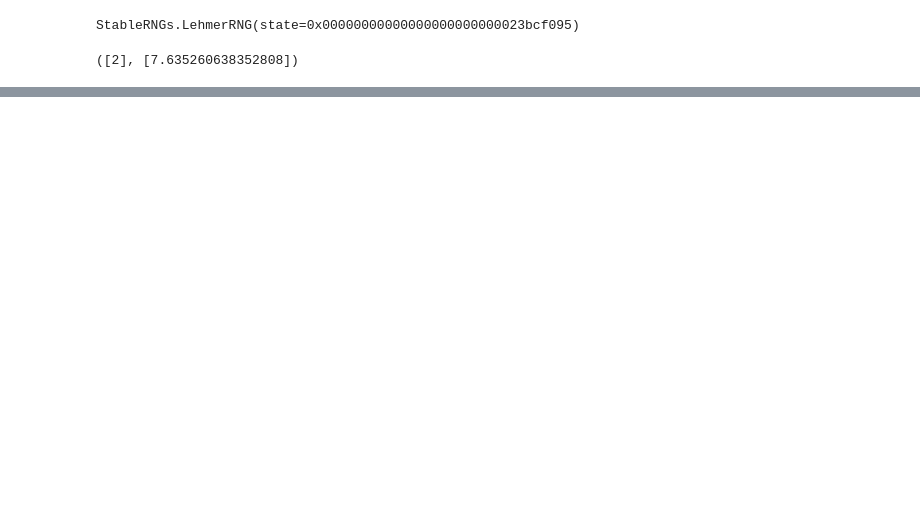
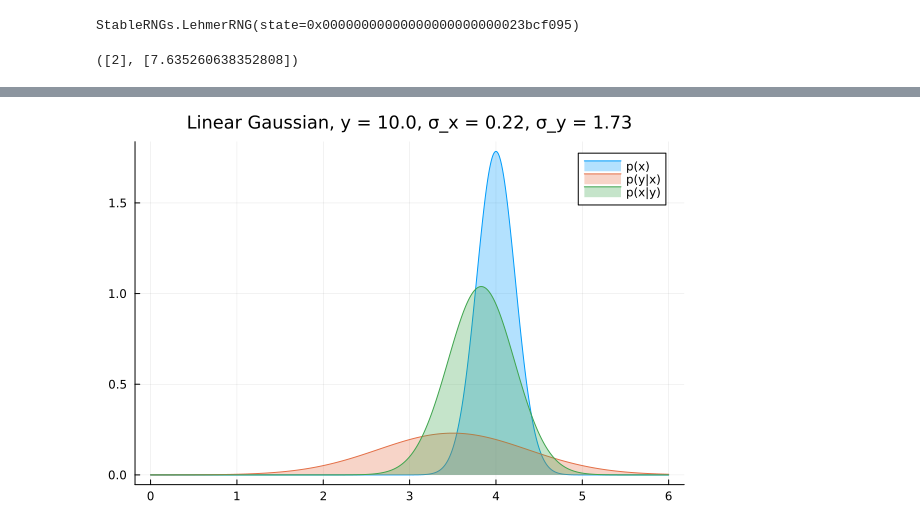
Before and after one commit to emptydiagram/rxinfer-actinf, a Jupyter notebook: foai-ch2.ipynb, the cells around one changed output, grey strips where cells are left out. Cells and saved outputs as stored; diff of their text form; code cells hidden in the pictures; blank space fills up the shorter version.

```diff
--- a/foai-ch2.ipynb
+++ b/foai-ch2.ipynb
@@ -119,0 +155,8 @@ generative_model_1(rng, [7.0])
+# %%
+plot()
+
+y_data = [10.0]
+plot(title=make_plot_title(y_data[1], stddev_x, stddev_y), titlefontsize=12)
+generative_model(y_data, mu_x, stddev_x, γ, stddev_y, rng)
+# %% [output]
+[figure, added]
```
Also changed, not shown: parts of 13 cells of this notebook.
